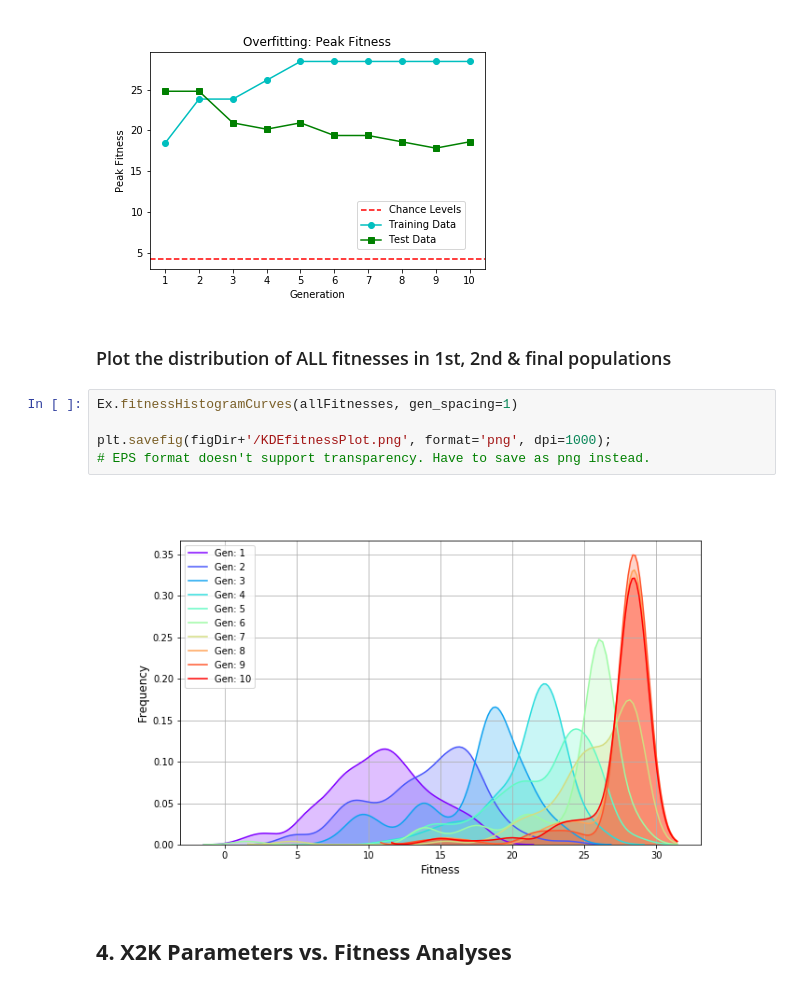
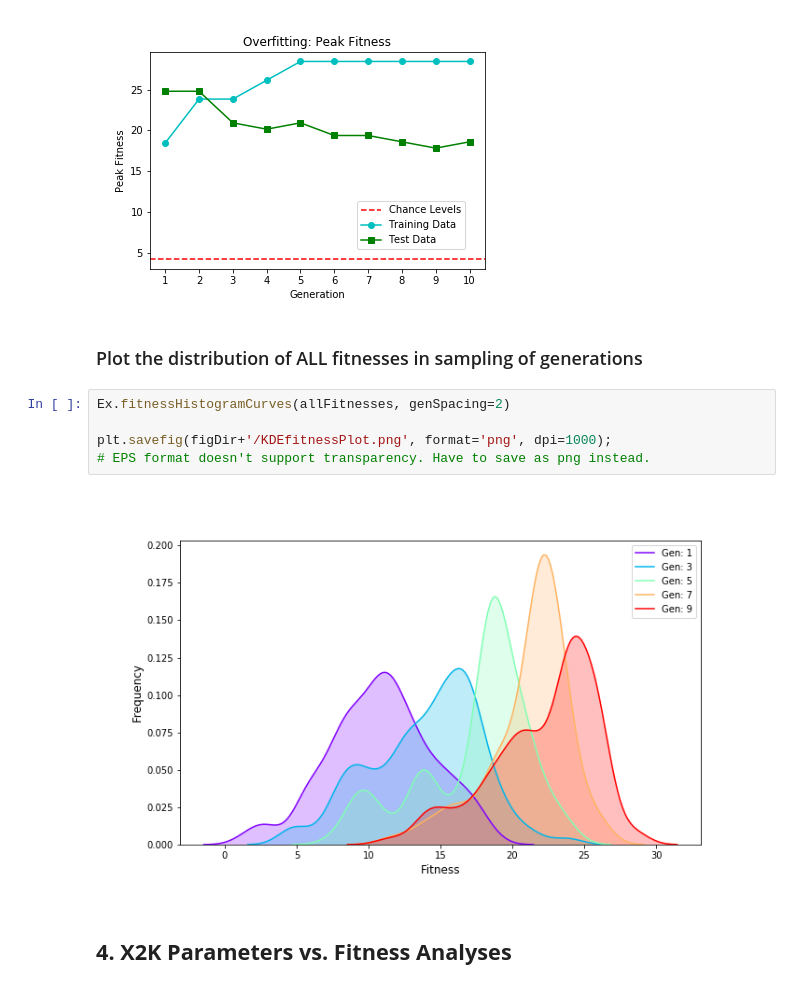
Before and after one commit to MaayanLab/X2K_Genetic_Algorithm, a Jupyter notebook: Python_scripts/GA_Results_Notebook.ipynb, the cells around one changed output. Cells and saved outputs as stored; diff of their text form.

```diff
--- a/Python_scripts/GA_Results_Notebook.ipynb
+++ b/Python_scripts/GA_Results_Notebook.ipynb
@@ -174,14 +176,14 @@ plt.savefig(figDir+'/OverfittingPeak.eps', format='eps', dpi=1000);
 # %% [output]
 [figure]
 # %% [markdown]
-### Plot the distribution of ALL fitnesses in 1st, 2nd & final populations
+### Plot the distribution of ALL fitnesses in sampling of generations
 # %%
-Ex.fitnessHistogramCurves(allFitnesses, gen_spacing=1)
+Ex.fitnessHistogramCurves(allFitnesses, genSpacing=2)
 
 plt.savefig(figDir+'/KDEfitnessPlot.png', format='png', dpi=1000);
 # EPS format doesn't support transparency. Have to save as png instead.
 # %% [output]
-[figure, old version]
+[figure, new version]
 # %% [markdown]
 ## __4. X2K Parameters vs. Fitness Analyses__
 # %% [markdown]
```
Also changed, not shown: parts of 6 cells of this notebook, 22 other files.
